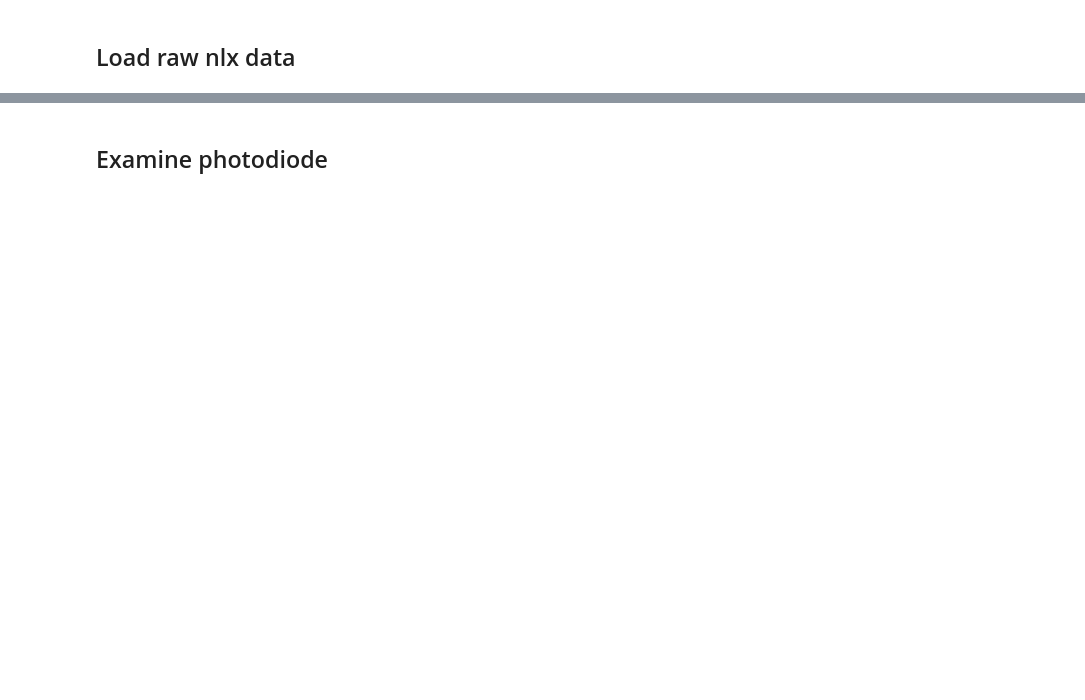
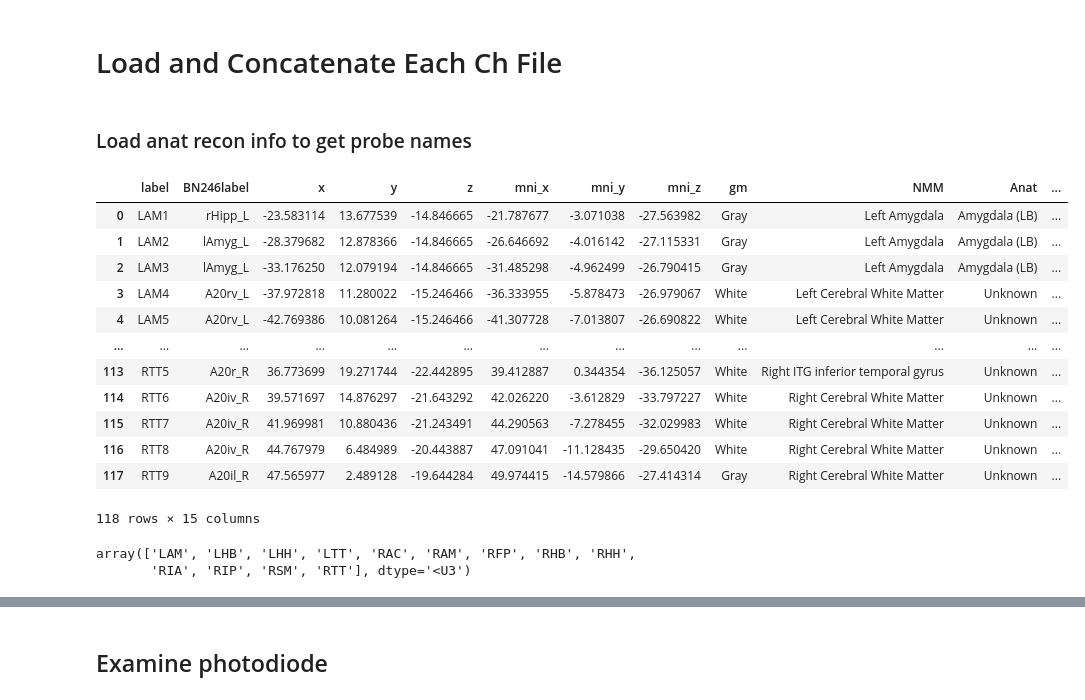
Before and after one commit to aliefink/swb_ieeg, a Jupyter notebook: scripts/single_subj_preprocess/DA11_preprocess.ipynb, the cells around one changed output, grey strips where cells are left out. Saved outputs shown, nothing was run; the diff lists cells and outputs as text; code cells hidden in the pictures; blank space fills up the shorter version.

```diff
--- a/scripts/single_subj_preprocess/DA11_preprocess.ipynb
+++ b/scripts/single_subj_preprocess/DA11_preprocess.ipynb
@@ -33,5 +37,3 @@ behav_dir = '/Users/alexandrafink/Documents/GraduateSchool/SaezLab/SWB/behavior_
 subj_id = 'DA11'
 subj_format = ['nlx']
 subj_site = ['UCD']
-# %% [markdown]
-## Load raw nlx data
@@ -40,3 +40,5 @@ subj_site = ['UCD']
+# %% [markdown]
+# Load and Concatenate Each Ch File
 # %%
 #load one channel all copies of each
 #check timesteps
@@ -44,0 +46,24 @@ subj_site = ['UCD']
+# %% [markdown]
+### Load anat recon info to get probe names
+# %%
+# Load the electrode localization data
+anat_file = glob(f'{anat_dir}{subj_id}_labels.csv')[0]
+elec_locs = pd.read_csv(anat_file)
+# Sometimes there's extra columns with no entries:
+elec_locs = elec_locs[elec_locs.columns.drop(list(elec_locs.filter(regex='Unnamed')))]
+
+elec_locs
+# %% [output]
+|  | label | BN246label | x | y | z | mni_x | mni_y | mni_z | gm | NMM | Anat | ... |
+| 0 | LAM1 | rHipp_L | -23.583114 | 13.677539 | -14.846665 | -21.787677 | -3.071038 | -27.563982 | Gray | Left Amygdala | Amygdala (LB) | ... |
+| 1 | LAM2 | lAmyg_L | -28.379682 | 12.878366 | -14.846665 | -26.646692 | -4.016142 | -27.115331 | Gray | Left Amygdala | Amygdala (LB) | ... |
+| 2 | LAM3 | lAmyg_L | -33.176250 | 12.079194 | -14.846665 | -31.485298 | -4.962499 | -26.790415 | Gray | Left Amygdala | Amygdala (LB) | ... |
+| 3 | LAM4 | A20rv_L | -37.972818 | 11.280022 | -15.246466 | -36.333955 | -5.878473 | -26.979067 | White | Left Cerebral White Matter | Unknown | ... |
+| 4 | LAM5 | A20rv_L | -42.769386 | 10.081264 | -15.246466 | -41.307728 | -7.013807 | -26.690822 | White | Left Cerebral White Matter | Unknown | ... |
+| ... | ... | ... | ... | ... | ... | ... | ... | ... | ... | ... | ... | ... |
+| 113 | RTT5 | A20r_R | 36.773699 | 19.271744 | -22.442895 | 39.412887 | 0.344354 | -36.125057 | White | Right ITG inferior temporal gyrus | Unknown | ... |
+| 114 | RTT6 | A20iv_R | 39.571697 | 14.876297 | -21.643292 | 42.026220 | -3.612829 | -33.797227 | White | Right Cerebral White Matter | Unknown | ... |
+| 115 | RTT7 | A20iv_R | 41.969981 | 10.880436 | -21.243491 | 44.290563 | -7.278455 | -32.029983 | White | Right Cerebral White Matter | Unknown | ... |
+| 116 | RTT8 | A20iv_R | 44.767979 | 6.484989 | -20.443887 | 47.091041 | -11.128435 | -29.650420 | White | Right Cerebral White Matter | Unknown | ... |
+| 117 | RTT9 | A20il_R | 47.565977 | 2.489128 | -19.644284 | 49.974415 | -14.579866 | -27.414314 | Gray | Right Cerebral White Matter | Unknown | ... |
+118 rows × 15 columns
@@ -44,0 +75,5 @@ subj_site = ['UCD']
+# %%
+probe_names
+# %% [output]
+array(['LAM', 'LHB', 'LHH', 'LTT', 'RAC', 'RAM', 'RFP', 'RHB', 'RHH',
+       'RIA', 'RIP', 'RSM', 'RTT'], dtype='<U3')
```
Also changed, not shown: parts of 131 cells of this notebook, 3 other files.
